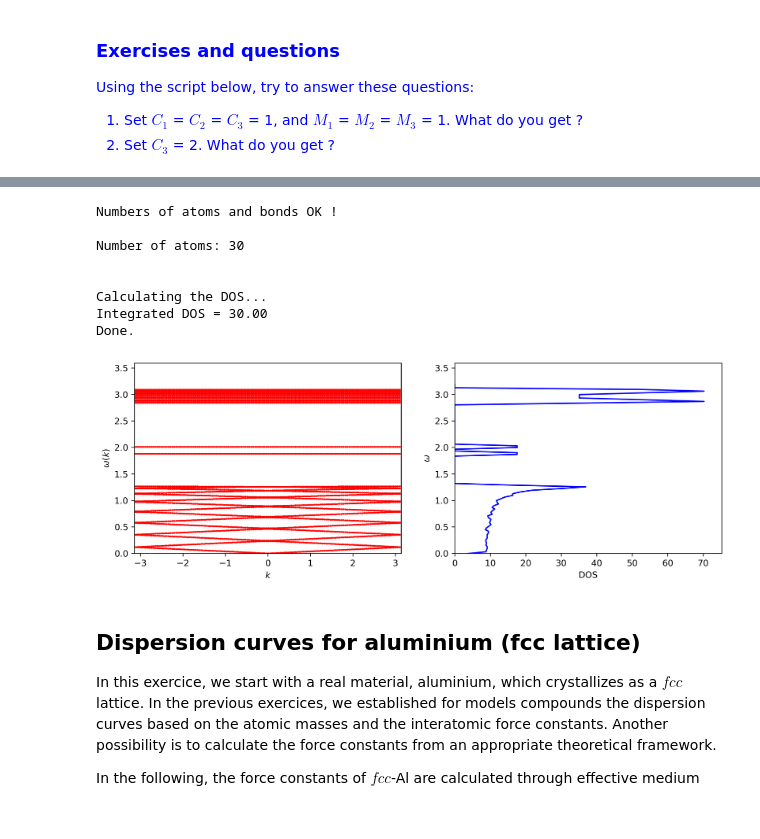
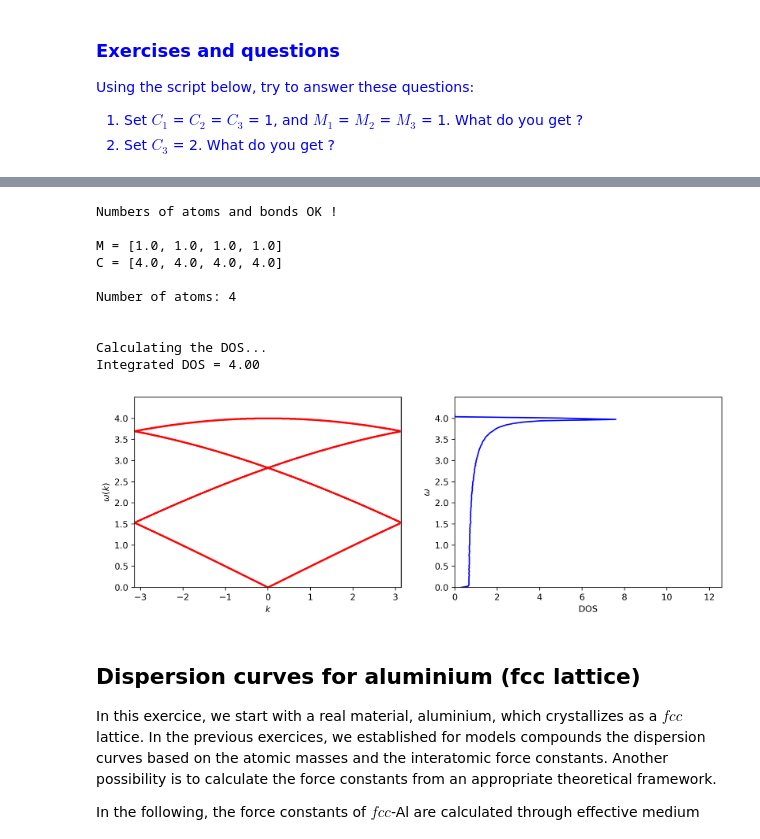
Before and after one commit to slemal-doc/jupyter_notebook_PhyMa, a Jupyter notebook: TP-Vibrations.ipynb, the cells around one changed output, grey strips where cells are left out. Drawn from its saved outputs; the diff is of its cells as text; code cells hidden in the pictures.

```diff
--- a/TP-Vibrations.ipynb
+++ b/TP-Vibrations.ipynb
@@ -687,25 +735,18 @@ from matplotlib.cbook import flatten
 from numpy import linalg as LA
 from pylab import *
 
-# set parameters
+########################################
+#                                      #
+#        Part 1: set parameters        #
+#                                      #
+########################################
 
-factor = 30
+factor = 4
 if factor %2 > 0:
     factor = factor - 1
+C = [4.] * factor
+M = [1.] * factor
 
-C = [4.]*factor
-M = [1.]*factor
-
-for i in range(factor):
-    if i%2 != 0:
-        M[i] = 5.
-
-
-M[0] = 3.
-M[14] = 2.5
-
-#C = [4.,3.,2.,2.5]
-#M = [5.,6.,5.,3.]
 
 if (len(M) != len(C)):
     print ('Numbers of atoms and bonds not OK ! \nScript stopped')
@@ -717,9 +758,15 @@ a = 1.0
 
 N = len(M)
 
-nk = 200 # number of points in the reciprocal space
+print ('M = ' + str(M) + '\n' + 'C = ' + str(C) + '\n')
+print ('Number of atoms: ' + str(N) + '\n')
 
-print ('Number of atoms: ' + str(N) + '\n')
+########################################
+#                                      #
+#      Part 2: functions returning     #
+#   the dynamical matrix and the DOS   #
+#                                      #
+########################################
 
 def dyn_mat_Nat(k):
     diag_dyn_mat = np.zeros(shape=(N), dtype=float)
@@ -776,11 +823,20 @@ print ("")
 
 
 # Building a N x N matrix:
-
 #matrix = np.zeros(shape=(N,N))
 #print (matrix)
 
-# np.array([[2*C1-w**2*M1+0.j, -C1*(1. + np.exp(1.j*k))],[-C1*(1. + np.exp(1.j*k)), 2*C1-w**2*M2+0.j]], dtype=complex)
+########################################
+#                                      #
+#      Part 3: diagonalizing the       #
+#   dynamical matrix on a mesh in      #
+#    k-space and computing the DOS     #
+#  using the eigenvalues restricted to #
+#      the first Brillouin zone        #
+#                                      #
+########################################
+
+nk = 2000 # number of points in the reciprocal space
 
 # k points
 kmesh = np.linspace(-np.pi,np.pi,nk)
@@ -821,44 +877,46 @@ for i in range(N):
             kokay_ibz[i].append(k)
 
 results_dos = [dos_w(solution_ibz,N)[0],dos_w(solution_ibz,N)[1], dos_w(solution_ibz,N)[2]]
 
 print('Integrated DOS = ' + '%.2f'%(results_dos[2]))
 
-# plot results
+########################################
+#                                      #
+#     Part 4: Plotting the results     #
+#                                      #
+########################################
+
 plt.figure(figsize=(12, 4), dpi=300)
 plt.subplot(1,2,1,adjustable='datalim')
 for i in range(N):
     plt.plot(kokay[i],solution[i],'ro',ms=1.)
-
-#plt.plot(kmesh, max_w*abs(np.sin(kmesh*a/(2*N))),'b--', label='Monoatomic dispersion')
 
 plt.xlabel(r'$k$')
 plt.ylabel(r'$\omega (k)$')
 plt.xlim(-np.pi/a,np.pi/a)
 plt.axvline(x=np.pi/a, c='gray')
 plt.ylim(0,max_w+0.5)
-#plt.legend(loc='best')
 
 plt.subplot(1,2,2,adjustable='datalim')
 plt.xlabel(r'DOS')
 plt.ylabel(r'$\omega$')
 plt.ylim(0,max_w+0.5)
 plt.xlim(0,max(results_dos[1])+5)
-#plt.fill_between(w_dos, w_space, w_dos)
 plt.plot(results_dos[1],results_dos[0], 'b', ms= 0.5)
 
-
-print ('Done.')
+print ('')
 # %% [output]
 Numbers of atoms and bonds OK !
 
-Number of atoms: 30
+M = [1.0, 1.0, 1.0, 1.0]
+C = [4.0, 4.0, 4.0, 4.0]
+
+Number of atoms: 4
 
 
 Calculating the DOS...
-Integrated DOS = 30.00
-Done.
+Integrated DOS = 4.00
-[figure, old version]
+[figure, new version]
 # %% [markdown]
 ## Dispersion curves for aluminium (fcc lattice)
 
```
Also changed, not shown: parts of 7 cells of this notebook.
